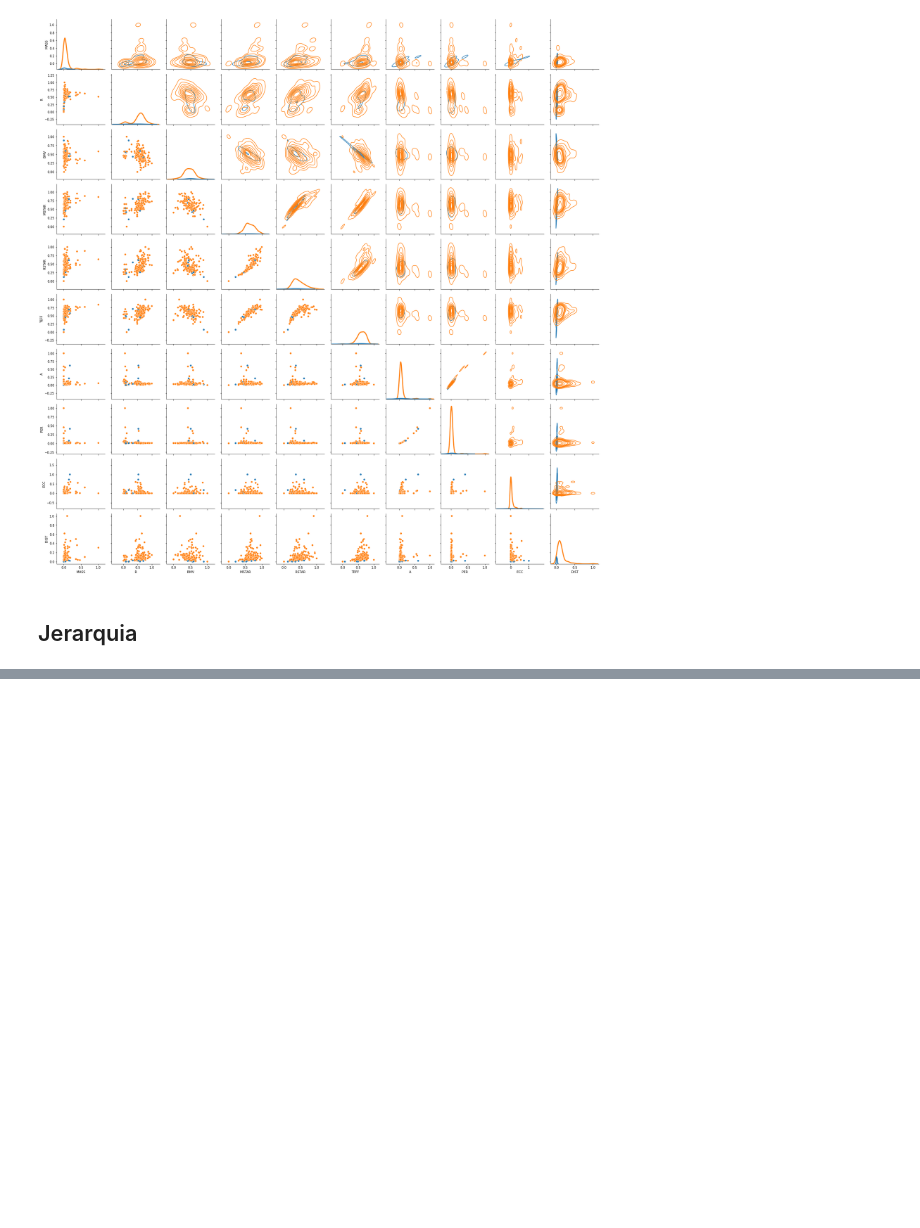
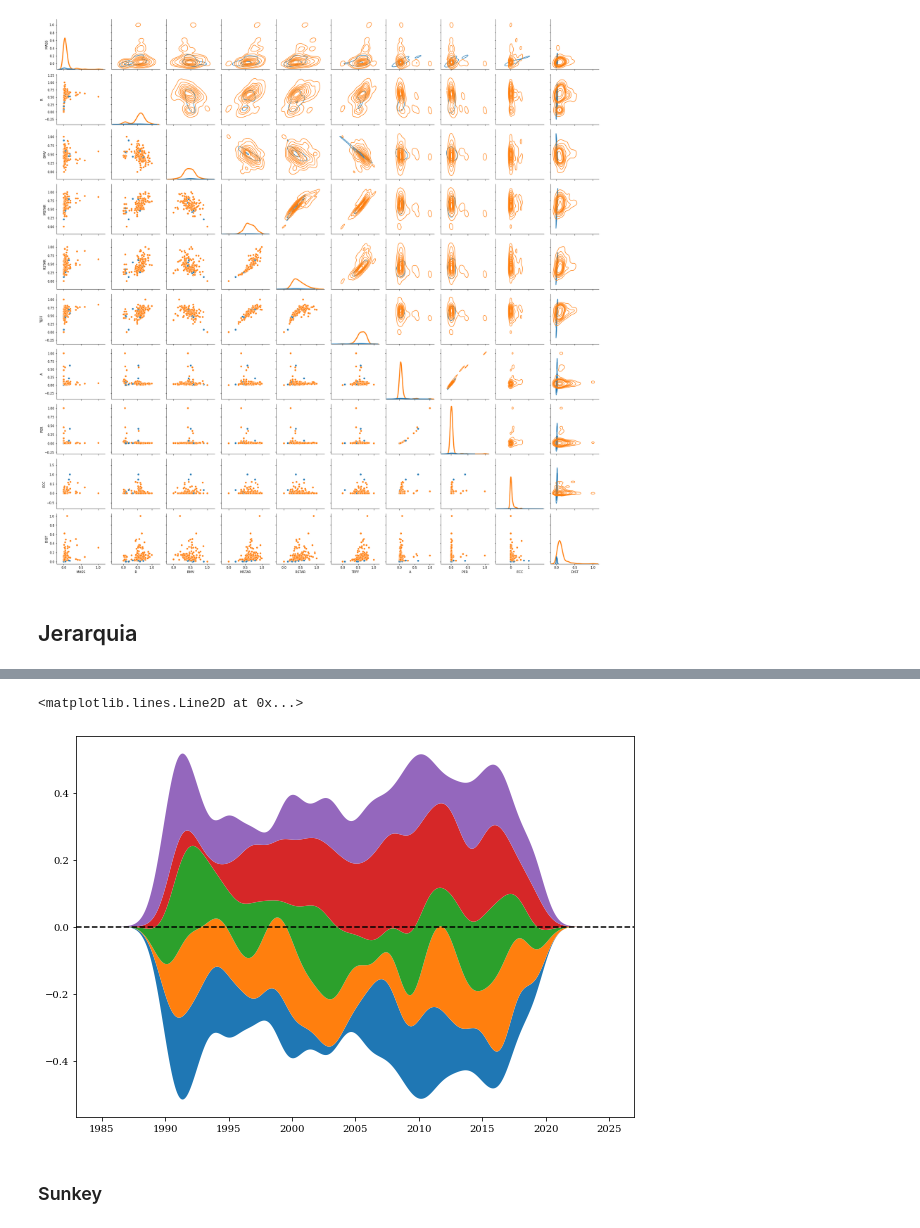
Before and after one commit to patoram123/MDS-Notebooks-1, a Jupyter notebook: 02-VdI/Resumen Visualización de la Información - Graficos.ipynb, the cells around one changed output, grey strips where cells are left out. Saved outputs shown, nothing was run; the diff lists cells and outputs as text; code cells hidden in the pictures; blank space fills up the shorter version.

```diff
--- a/02-VdI/Resumen Visualización de la Información - Graficos.ipynb
+++ b/02-VdI/Resumen Visualización de la Información - Graficos.ipynb
@@ -404,0 +536,12 @@ NameError: name 'aportes' is not defined
+# %%
+fig, ax = plt.subplots(figsize=(10, 7))
+grid = np.linspace(1985, 2025, num=500)
+
+ax.stackplot(grid, y_smoothed, #stackplot permite graficar una variable sobre la otra
+             baseline="sym");  #baseline="sym" permite centrar la gráfica en el eje 0
+ax.axhline(0, color="black", ls="--")  #agrega linea en el eje y=0
+# %% [output]
+<matplotlib.lines.Line2D at 0x...>
+[figure, added]
+# %% [markdown]
+### Sunkey
```
Also changed, not shown: parts of 19 cells of this notebook, 3 other files.
